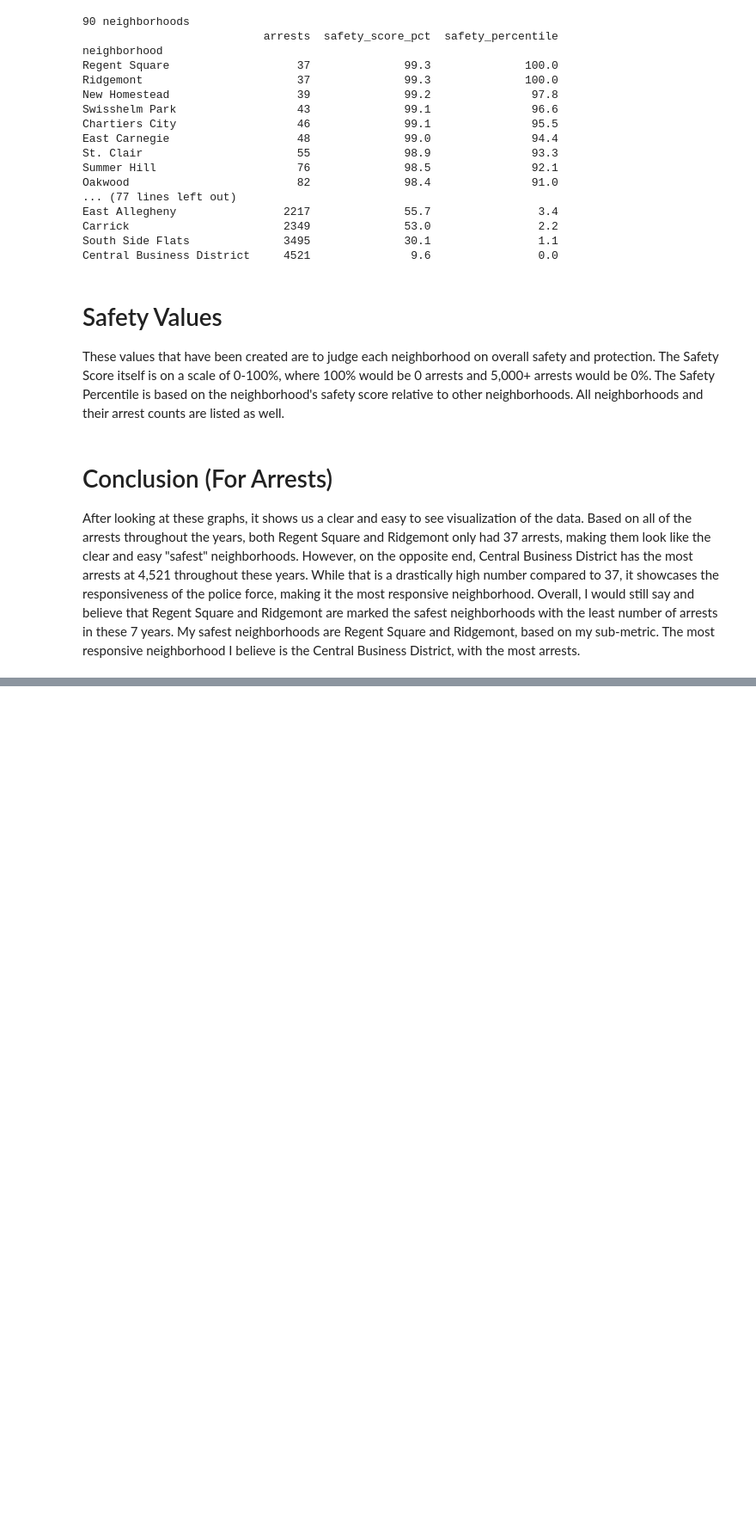
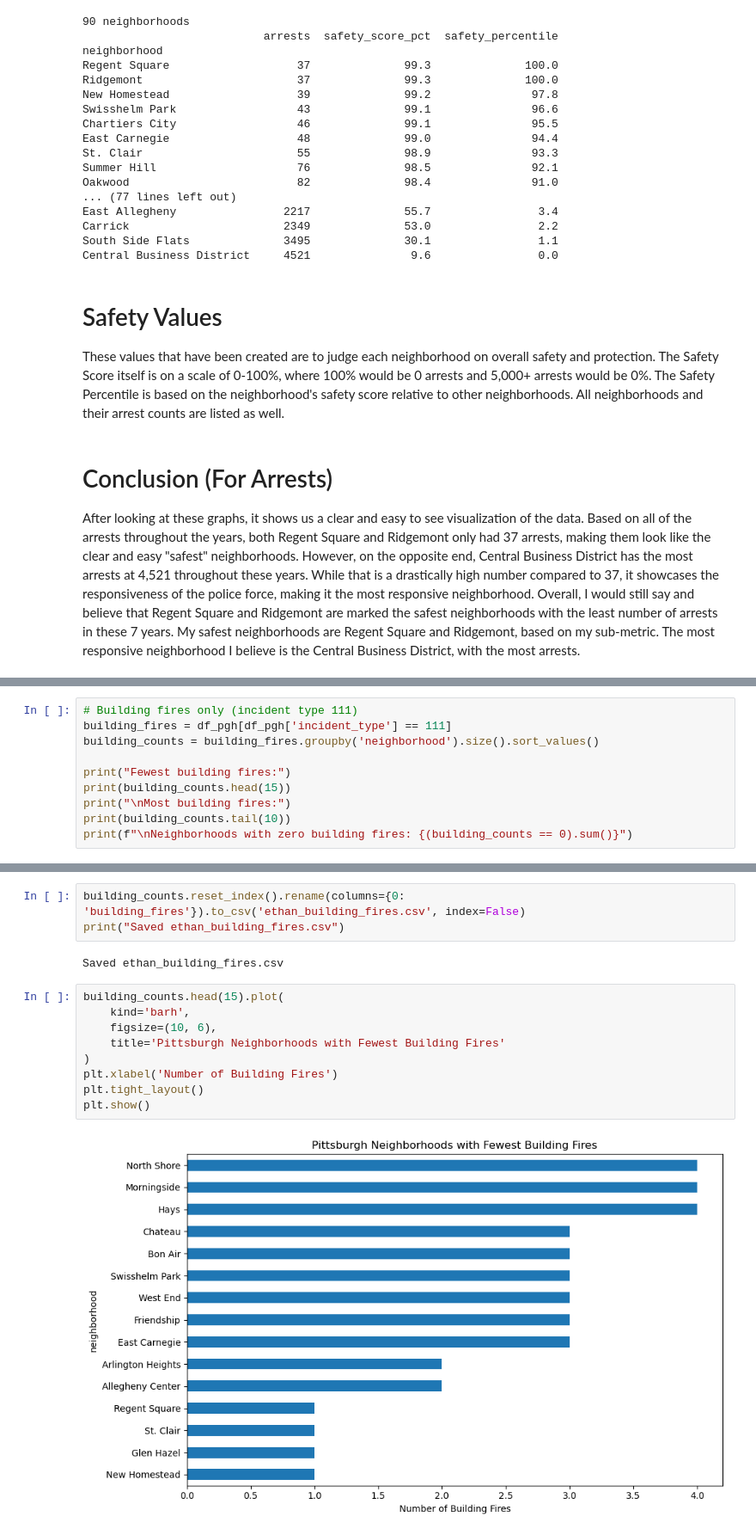
Before and after one commit to nathanPozzuto/Best_PGH_Neighborhood_26, a Jupyter notebook: Combined_Presentation.ipynb, the cells around one changed output, grey strips where cells are left out. Shown at 86% size. Drawn from its saved outputs; the diff is of its cells as text; blank space fills up the shorter version.

Commit message:
added Ethan's dataset to final

```diff
--- a/Combined_Presentation.ipynb
+++ b/Combined_Presentation.ipynb
@@ -349,0 +529,10 @@ After looking at these graphs, it shows us a clear and easy to see visualization
+# %%
+# Building fires only (incident type 111)
+building_fires = df_pgh[df_pgh['incident_type'] == 111]
+building_counts = building_fires.groupby('neighborhood').size().sort_values()
+
+print("Fewest building fires:")
+print(building_counts.head(15))
+print("\nMost building fires:")
+print(building_counts.tail(10))
+print(f"\nNeighborhoods with zero building fires: {(building_counts == 0).sum()}")
@@ -349,0 +557,16 @@ After looking at these graphs, it shows us a clear and easy to see visualization
+# %%
+building_counts.reset_index().rename(columns={0: 'building_fires'}).to_csv('ethan_building_fires.csv', index=False)
+print("Saved ethan_building_fires.csv")
+# %% [output]
+Saved ethan_building_fires.csv
+# %%
+building_counts.head(15).plot(
+    kind='barh',
+    figsize=(10, 6),
+    title='Pittsburgh Neighborhoods with Fewest Building Fires'
+)
+plt.xlabel('Number of Building Fires')
+plt.tight_layout()
+plt.show()
+# %% [output]
+[figure, added]
```
Also changed, not shown: parts of 13 cells of this notebook.
